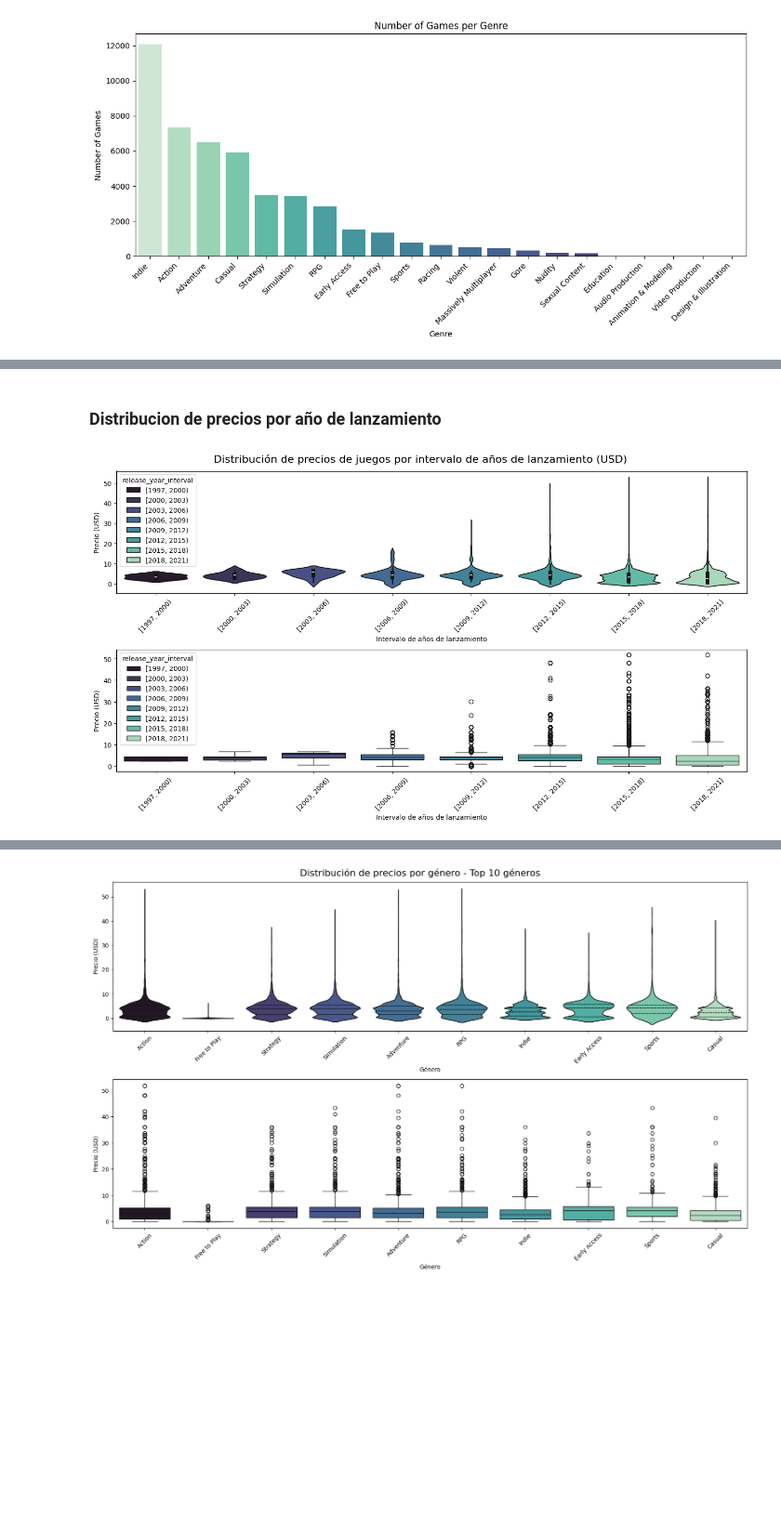
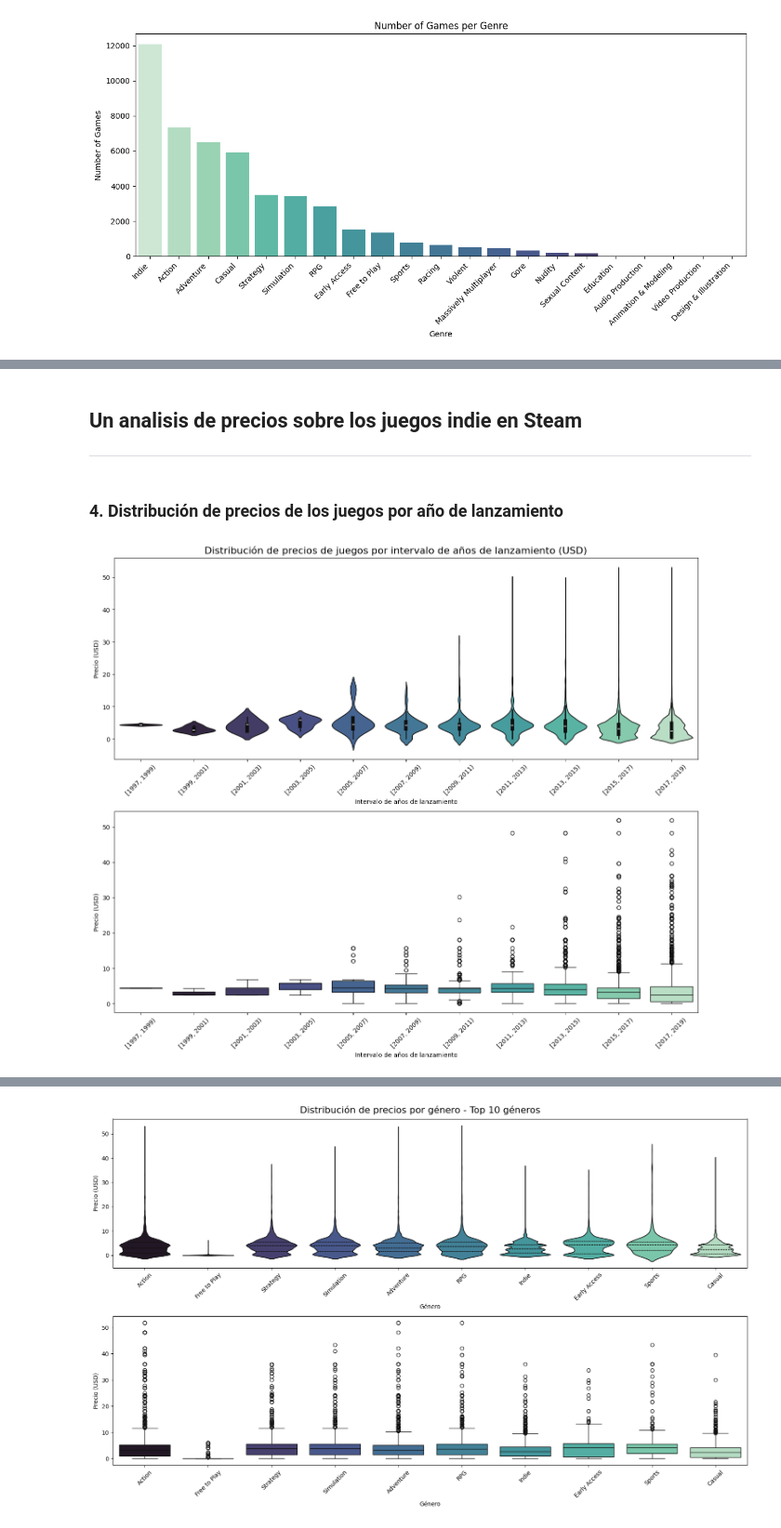
Before and after one commit to delav-dev/steam-pc-games-analysis, a Jupyter notebook: data_analysis.ipynb, the cells around one changed output, grey strips where cells are left out. Shown at 93% size. Drawn from its saved outputs; the diff is of its cells as text; code cells hidden in the pictures; blank space fills up the shorter version.

Commit message:
Adding info and making an analysis about the graphics

```diff
--- a/data_analysis.ipynb
+++ b/data_analysis.ipynb
@@ -530,7 +530,9 @@ bins_sturges = [min_price + i * amplitud for i in range(k)]
 bins_sturges.append(max_price)  # Asegura incluir el máximo
 
 # Etiquetas para INR y USD
-labels_sturges_usd = [f"${bins_sturges[i]/conversion_rate:.2f} – ${bins_sturges[i+1]/conversion_rate:.2f}" if i < k-1 else f"${bins_sturges[i]/conversion_rate:.2f} – ${bins_sturges[i+1]/conversion_rate:.2f}" for i in range(k)]
+labels_sturges_usd = [f"${bins_sturges[i]/conversion_rate:.2f} – ${bins_sturges[i+1]/conversion_rate:.2f}"
+                      if i < k-1 else f"${bins_sturges[i]/conversion_rate:.2f} – ${bins_sturges[i+1]/conversion_rate:.2f}"
+                      for i in range(k)]
 
 # Agrupa los precios en INR
 steam_data['clase_precio_sturges'] = pd.cut(steam_data['price'], bins=bins_sturges, labels=labels_sturges_usd, include_lowest=True)
@@ -718,34 +750,39 @@ plt.show()
+# %% [markdown]
+## Un analisis de precios sobre los juegos indie en Steam
+---
 # %% [markdown]
-### Distribucion de precios por año de lanzamiento
+### 4. Distribución de precios de los juegos por año de lanzamiento
 # %%
 
 # Extraer el año de lanzamiento si no existe
 if 'release_year' not in steam_data.columns:
     steam_data['release_year'] = pd.to_datetime(steam_data['release_date'], errors='coerce').dt.year
 
-# Crear intervalos de años de 5 en 5
+# Intervalo de años
 steam_data['release_year_interval'] = pd.cut(
     steam_data['release_year'],
-    bins=range(steam_data['release_year'].min(), steam_data['release_year'].max() + 3, 3),
+    bins=range(steam_data['release_year'].min(), steam_data['release_year'].max() + 2, 2),
     right=False
 )
 
-fig, (ax1, ax2) = plt.subplots(2, figsize=(14, 8))
+fig, (ax1, ax2) = plt.subplots(2, figsize=(14, 12))
 fig.suptitle('Distribución de precios de juegos por intervalo de años de lanzamiento (USD)', fontsize=16)
 
 sns.violinplot(x=steam_data['release_year_interval'], y=steam_data['price_usd'],
                hue=steam_data['release_year_interval'], palette='mako', ax=ax1)
 ax1.set_xlabel('Intervalo de años de lanzamiento')
 ax1.set_ylabel('Precio (USD)')
 ax1.tick_params(axis='x', rotation=45)
+ax1.legend_.remove()
 
 sns.boxplot(x=steam_data['release_year_interval'], y=steam_data['price_usd'],
             hue=steam_data['release_year_interval'], palette='mako', ax=ax2)
 ax2.set_xlabel('Intervalo de años de lanzamiento')
 ax2.set_ylabel('Precio (USD)')
 ax2.tick_params(axis='x', rotation=45)
+ax2.legend_.remove()
 
 plt.tight_layout()
 plt.show()
 # %% [output]
-[figure, old version]
+[figure, new version]
```
Also changed, not shown: parts of 21 cells of this notebook.
